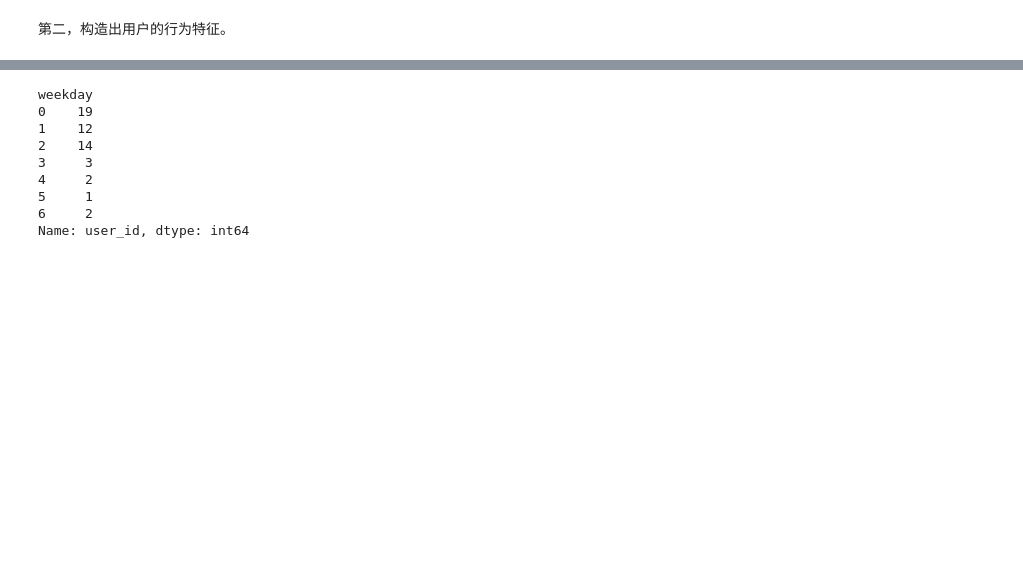
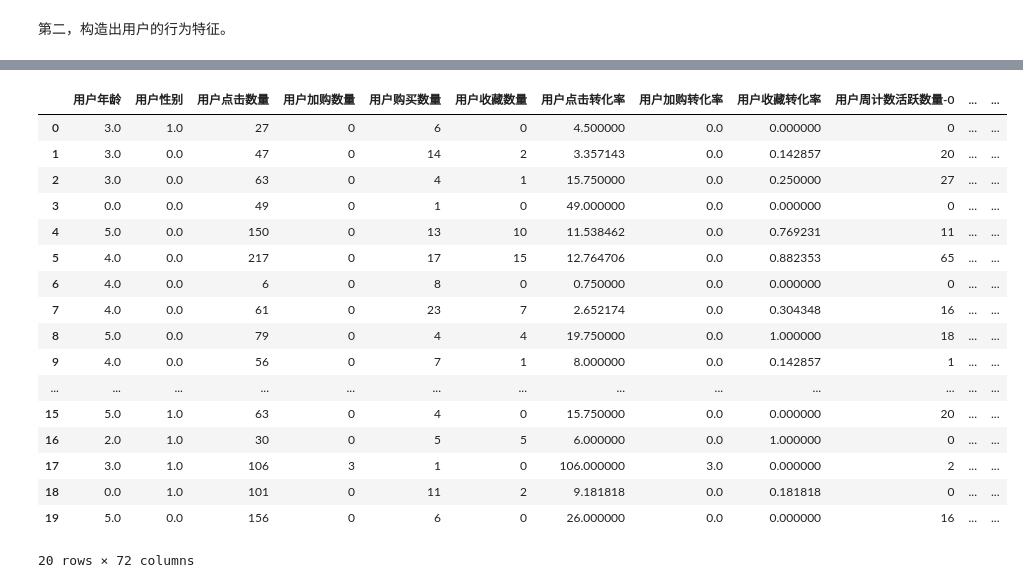
Before and after one commit to xiaojianyang820/TianChi_Learning, a Jupyter notebook: Tmall/Untitled.ipynb, the cells around one changed output, grey strips where cells are left out. Saved outputs shown, nothing was run; the diff lists cells and outputs as text; code cells hidden in the pictures; blank space fills up the shorter version.

```diff
--- a/Tmall/Untitled.ipynb
+++ b/Tmall/Untitled.ipynb
@@ -96,12 +160,21 @@ for user_id in tqdm(list(total_user_id_set)):
-# %%
-user_id_data.groupby('weekday')['user_id'].count()
-# %% [output]
-weekday
-0    19
-1    12
-2    14
-3     3
-4     2
-5     1
-6     2
-Name: user_id, dtype: int64
+# %%
+user_feature_dataframe.head(20)
+# %% [output]
+|  | 用户年龄 | 用户性别 | 用户点击数量 | 用户加购数量 | 用户购买数量 | 用户收藏数量 | 用户点击转化率 | 用户加购转化率 | 用户收藏转化率 | 用户周计数活跃数量-0 | ... | ... |
+| 0 | 3.0 | 1.0 | 27 | 0 | 6 | 0 | 4.500000 | 0.0 | 0.000000 | 0 | ... | ... |
+| 1 | 3.0 | 0.0 | 47 | 0 | 14 | 2 | 3.357143 | 0.0 | 0.142857 | 20 | ... | ... |
+| 2 | 3.0 | 0.0 | 63 | 0 | 4 | 1 | 15.750000 | 0.0 | 0.250000 | 27 | ... | ... |
+| 3 | 0.0 | 0.0 | 49 | 0 | 1 | 0 | 49.000000 | 0.0 | 0.000000 | 0 | ... | ... |
+| 4 | 5.0 | 0.0 | 150 | 0 | 13 | 10 | 11.538462 | 0.0 | 0.769231 | 11 | ... | ... |
+| 5 | 4.0 | 0.0 | 217 | 0 | 17 | 15 | 12.764706 | 0.0 | 0.882353 | 65 | ... | ... |
+| 6 | 4.0 | 0.0 | 6 | 0 | 8 | 0 | 0.750000 | 0.0 | 0.000000 | 0 | ... | ... |
+| 7 | 4.0 | 0.0 | 61 | 0 | 23 | 7 | 2.652174 | 0.0 | 0.304348 | 16 | ... | ... |
+| 8 | 5.0 | 0.0 | 79 | 0 | 4 | 4 | 19.750000 | 0.0 | 1.000000 | 18 | ... | ... |
+| 9 | 4.0 | 0.0 | 56 | 0 | 7 | 1 | 8.000000 | 0.0 | 0.142857 | 1 | ... | ... |
+| ... | ... | ... | ... | ... | ... | ... | ... | ... | ... | ... | ... | ... |
+| 15 | 5.0 | 1.0 | 63 | 0 | 4 | 0 | 15.750000 | 0.0 | 0.000000 | 20 | ... | ... |
+| 16 | 2.0 | 1.0 | 30 | 0 | 5 | 5 | 6.000000 | 0.0 | 1.000000 | 0 | ... | ... |
+| 17 | 3.0 | 1.0 | 106 | 3 | 1 | 0 | 106.000000 | 3.0 | 0.000000 | 2 | ... | ... |
+| 18 | 0.0 | 1.0 | 101 | 0 | 11 | 2 | 9.181818 | 0.0 | 0.181818 | 0 | ... | ... |
+| 19 | 5.0 | 0.0 | 156 | 0 | 6 | 0 | 26.000000 | 0.0 | 0.000000 | 16 | ... | ... |
+20 rows × 72 columns
```
Also changed, not shown: parts of 10 cells of this notebook.
